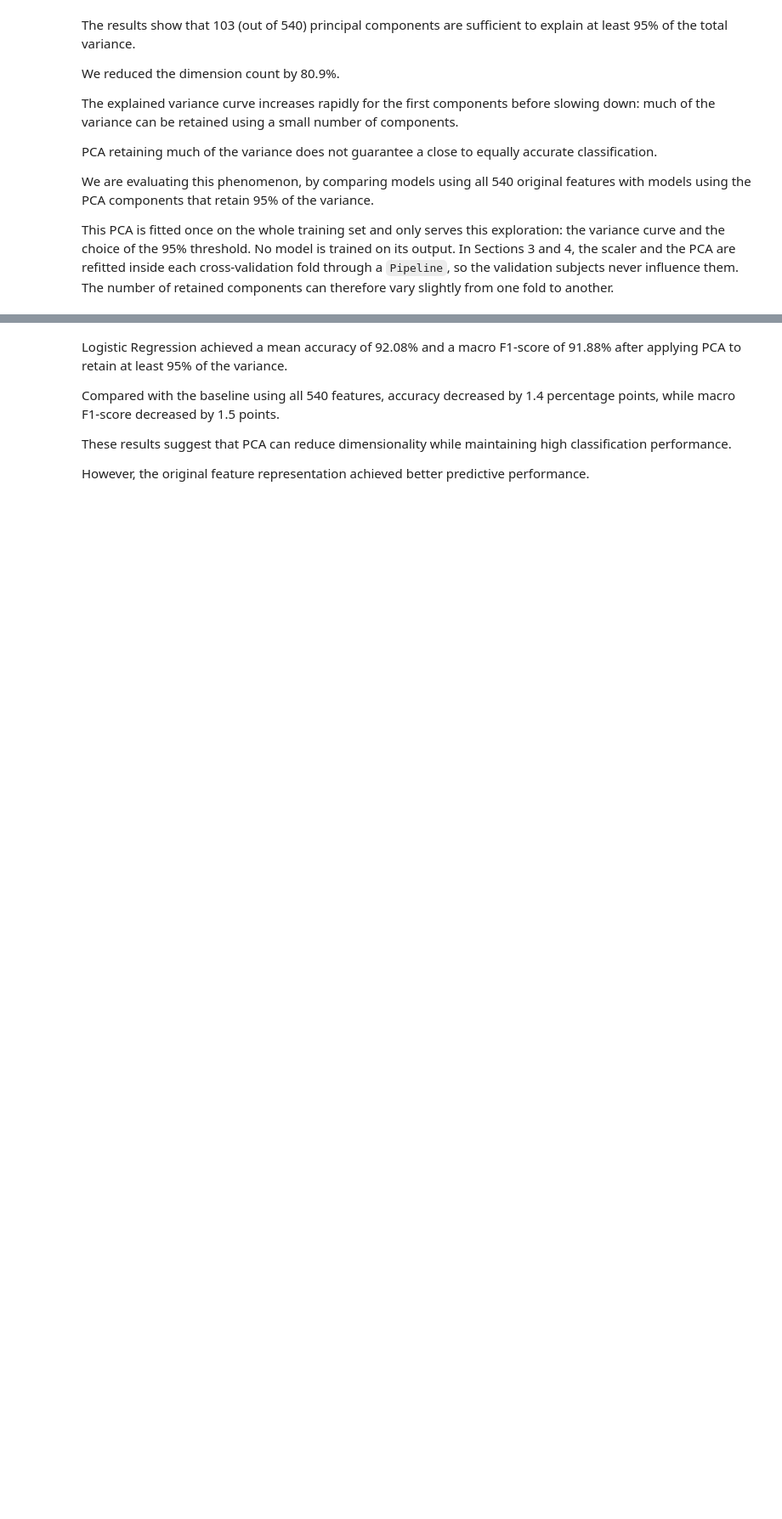
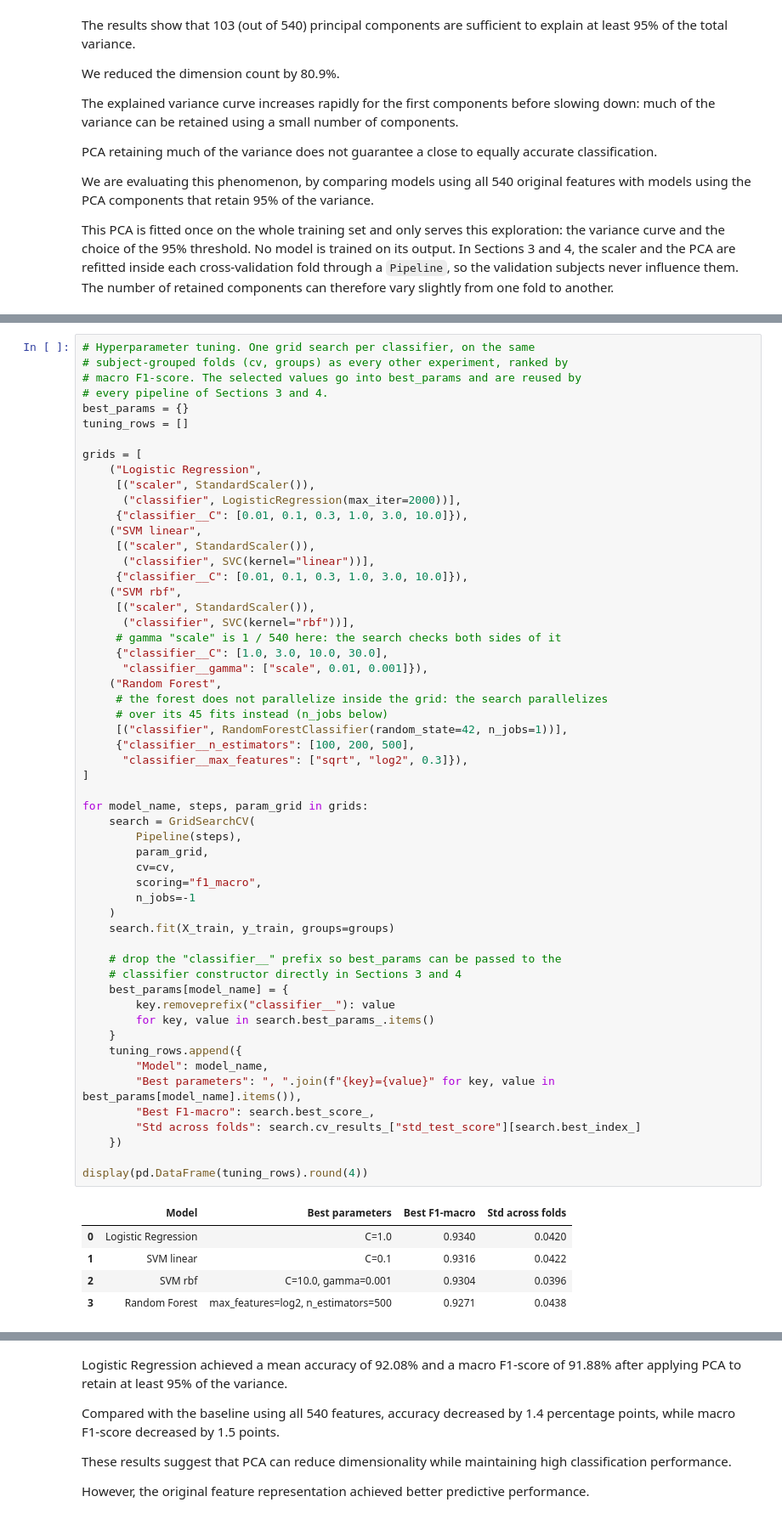
Before and after one commit to PrincesseVoiture/Hands-on-ML, a Jupyter notebook: HAR.ipynb, the cells around one changed output, grey strips where cells are left out. Shown at 85% size. Saved outputs shown, nothing was run; the diff lists cells and outputs as text; blank space fills up the shorter version.

```diff
--- a/HAR.ipynb
+++ b/HAR.ipynb
@@ -471,0 +449,61 @@ Logistic Regression: accuracy 93.52% ± 4.35% (std across folds), F1-macro 93.40
+# %%
+# Hyperparameter tuning. One grid search per classifier, on the same
+# subject-grouped folds (cv, groups) as every other experiment, ranked by
+# macro F1-score. The selected values go into best_params and are reused by
+# every pipeline of Sections 3 and 4.
+best_params = {}
+tuning_rows = []
+
+grids = [
+    ("Logistic Regression",
+     [("scaler", StandardScaler()),
+      ("classifier", LogisticRegression(max_iter=2000))],
+     {"classifier__C": [0.01, 0.1, 0.3, 1.0, 3.0, 10.0]}),
+    ("SVM linear",
+     [("scaler", StandardScaler()),
+      ("classifier", SVC(kernel="linear"))],
+     {"classifier__C": [0.01, 0.1, 0.3, 1.0, 3.0, 10.0]}),
+    ("SVM rbf",
+     [("scaler", StandardScaler()),
+      ("classifier", SVC(kernel="rbf"))],
+     # gamma "scale" is 1 / 540 here: the search checks both sides of it
+     {"classifier__C": [1.0, 3.0, 10.0, 30.0],
+      "classifier__gamma": ["scale", 0.01, 0.001]}),
+    ("Random Forest",
+     # the forest does not parallelize inside the grid: the search parallelizes
+     # over its 45 fits instead (n_jobs below)
+     [("classifier", RandomForestClassifier(random_state=42, n_jobs=1))],
+     {"classifier__n_estimators": [100, 200, 500],
+      "classifier__max_features": ["sqrt", "log2", 0.3]}),
+]
+
+for model_name, steps, param_grid in grids:
+    search = GridSearchCV(
+        Pipeline(steps),
+        param_grid,
+        cv=cv,
+        scoring="f1_macro",
+        n_jobs=-1
+    )
+    search.fit(X_train, y_train, groups=groups)
+
+    # drop the "classifier__" prefix so best_params can be passed to the
+    # classifier constructor directly in Sections 3 and 4
+    best_params[model_name] = {
+        key.removeprefix("classifier__"): value
+        for key, value in search.best_params_.items()
+    }
+    tuning_rows.append({
+        "Model": model_name,
+        "Best parameters": ", ".join(f"{key}={value}" for key, value in best_params[model_name].items()),
+        "Best F1-macro": search.best_score_,
+        "Std across folds": search.cv_results_["std_test_score"][search.best_index_]
+    })
+
+display(pd.DataFrame(tuning_rows).round(4))
+# %% [output]
+|  | Model | Best parameters | Best F1-macro | Std across folds |
+| 0 | Logistic Regression | C=1.0 | 0.9340 | 0.0420 |
+| 1 | SVM linear | C=0.1 | 0.9316 | 0.0422 |
+| 2 | SVM rbf | C=10.0, gamma=0.001 | 0.9304 | 0.0396 |
+| 3 | Random Forest | max_features=log2, n_estimators=500 | 0.9271 | 0.0438 |
```
Also changed, not shown: parts of 32 cells of this notebook, 2 other files.
